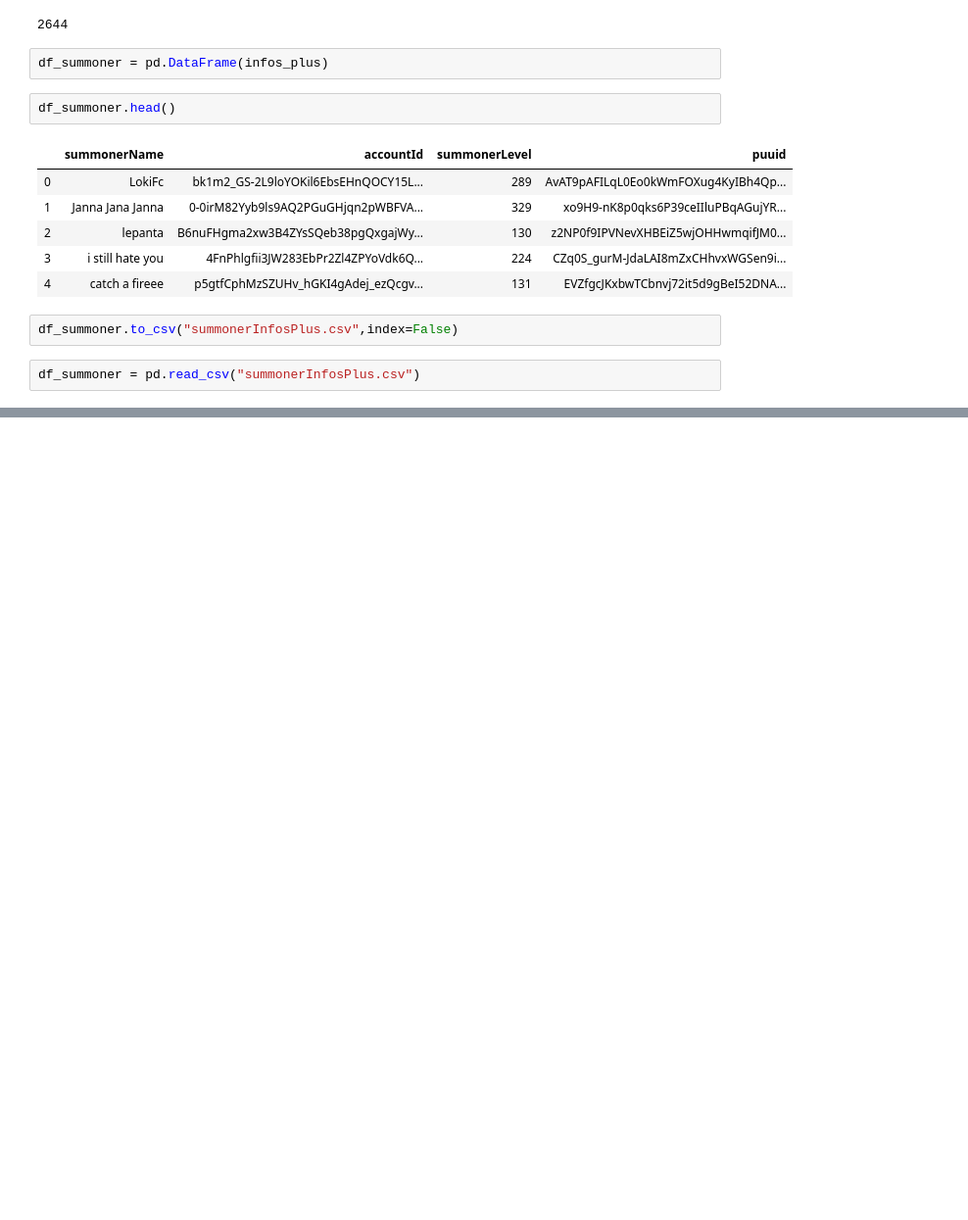
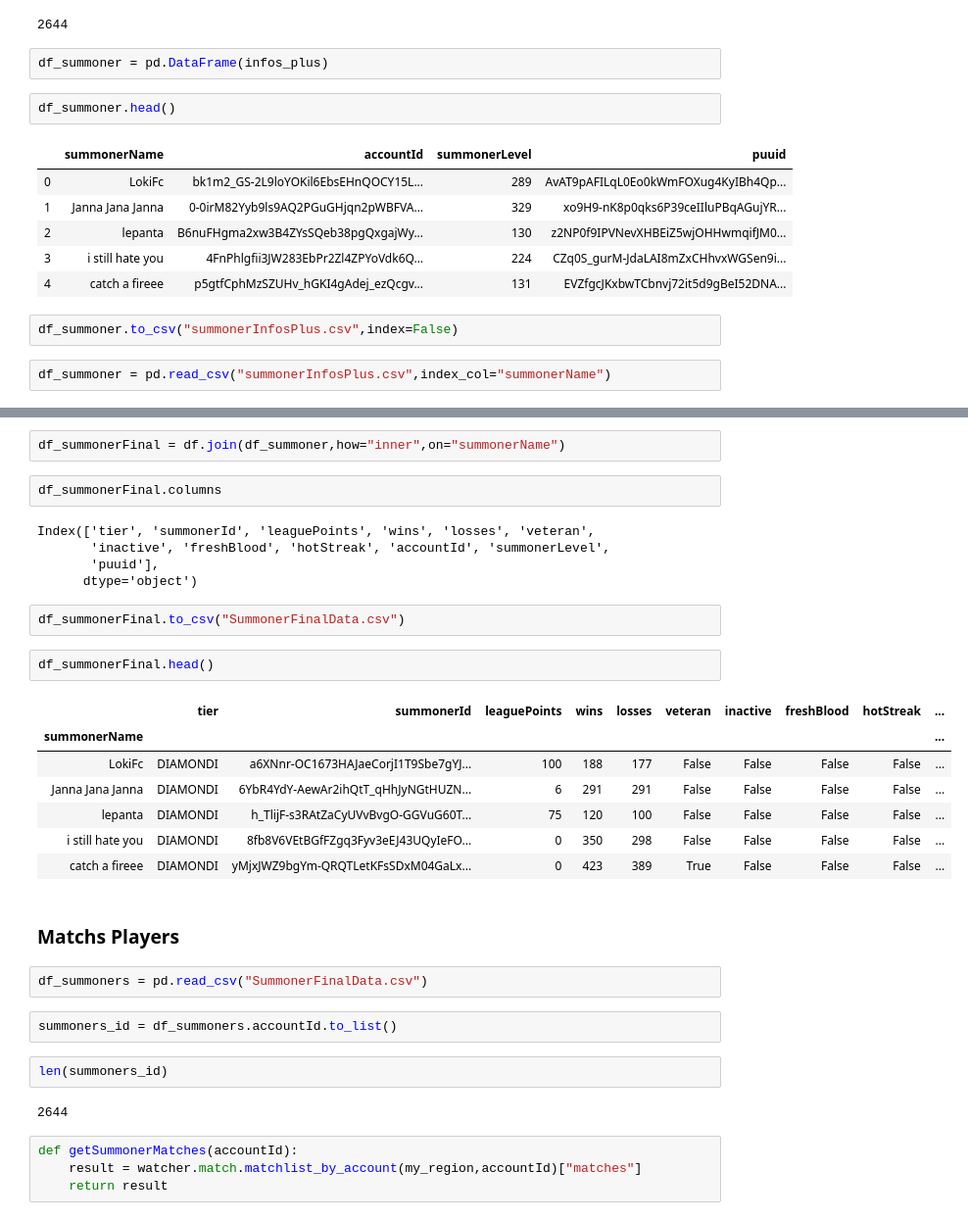
Before and after one commit to rcs8/PredictLolWins, a Jupyter notebook: Crawler Data.ipynb, the cells around one changed output, grey strips where cells are left out. Shown at 98% size. Cells and saved outputs as stored; diff of their text form; blank space fills up the shorter version.

```diff
--- a/Crawler Data.ipynb
+++ b/Crawler Data.ipynb
@@ -166,4 +160,4 @@ df_summoner.head()
 # %%
 df_summoner.to_csv("summonerInfosPlus.csv",index=False)
 # %%
-df_summoner = pd.read_csv("summonerInfosPlus.csv")
+df_summoner = pd.read_csv("summonerInfosPlus.csv",index_col="summonerName")
@@ -169,0 +178,35 @@ df_summoner = pd.read_csv("summonerInfosPlus.csv")
+# %%
+df_summonerFinal = df.join(df_summoner,how="inner",on="summonerName")
+# %%
+df_summonerFinal.columns
+# %% [output]
+Index(['tier', 'summonerId', 'leaguePoints', 'wins', 'losses', 'veteran',
+       'inactive', 'freshBlood', 'hotStreak', 'accountId', 'summonerLevel',
+       'puuid'],
+      dtype='object')
+# %%
+df_summonerFinal.to_csv("SummonerFinalData.csv")
+# %%
+df_summonerFinal.head()
+# %% [output]
+|  | tier | summonerId | leaguePoints | wins | losses | veteran | inactive | freshBlood | hotStreak | ... |
+| summonerName |  |  |  |  |  |  |  |  |  | ... |
+| LokiFc | DIAMONDI | a6XNnr-OC1673HAJaeCorjI1T9Sbe7gYJ... | 100 | 188 | 177 | False | False | False | False | ... |
+| Janna Jana Janna | DIAMONDI | 6YbR4YdY-AewAr2ihQtT_qHhJyNGtHUZN... | 6 | 291 | 291 | False | False | False | False | ... |
+| lepanta | DIAMONDI | h_TlijF-s3RAtZaCyUVvBvgO-GGVuG60T... | 75 | 120 | 100 | False | False | False | False | ... |
+| i still hate you | DIAMONDI | 8fb8V6VEtBGfFZgq3Fyv3eEJ43UQyIeFO... | 0 | 350 | 298 | False | False | False | False | ... |
+| catch a fireee | DIAMONDI | yMjxJWZ9bgYm-QRQTLetKFsSDxM04GaLx... | 0 | 423 | 389 | True | False | False | False | ... |
+# %% [markdown]
+   ### Matchs Players
+# %%
+df_summoners = pd.read_csv("SummonerFinalData.csv")
+# %%
+summoners_id = df_summoners.accountId.to_list()
+# %%
+len(summoners_id)
+# %% [output]
+2644
+# %%
+def getSummonerMatches(accountId):
+    result = watcher.match.matchlist_by_account(my_region,accountId)["matches"]
+    return result
```
Also changed, not shown: parts of 19 cells of this notebook, 3 other files.
